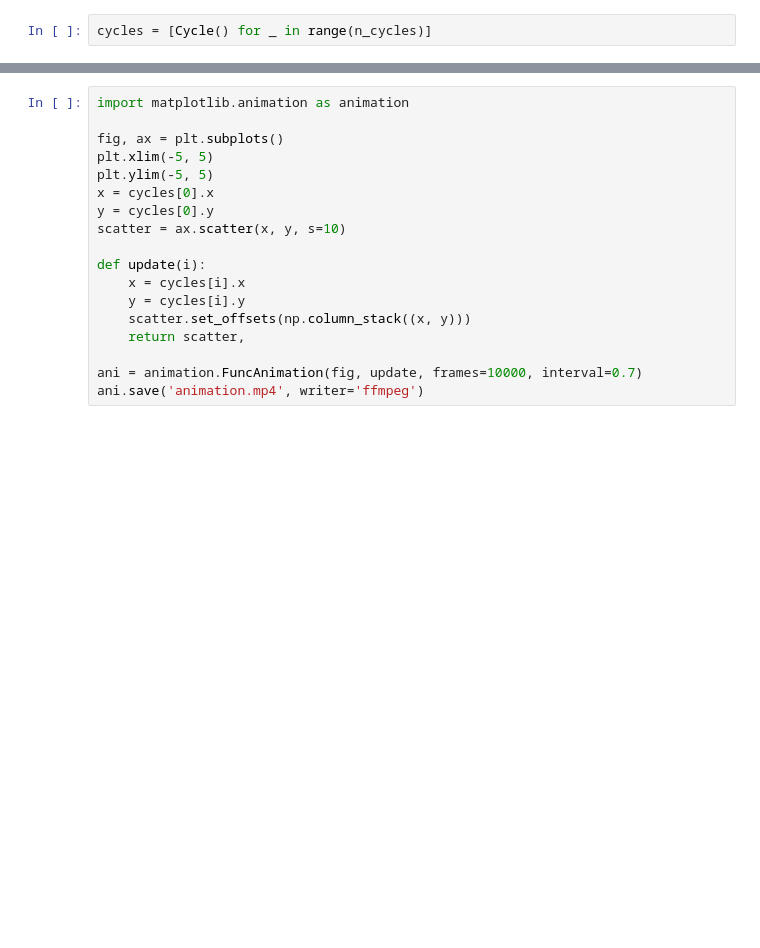
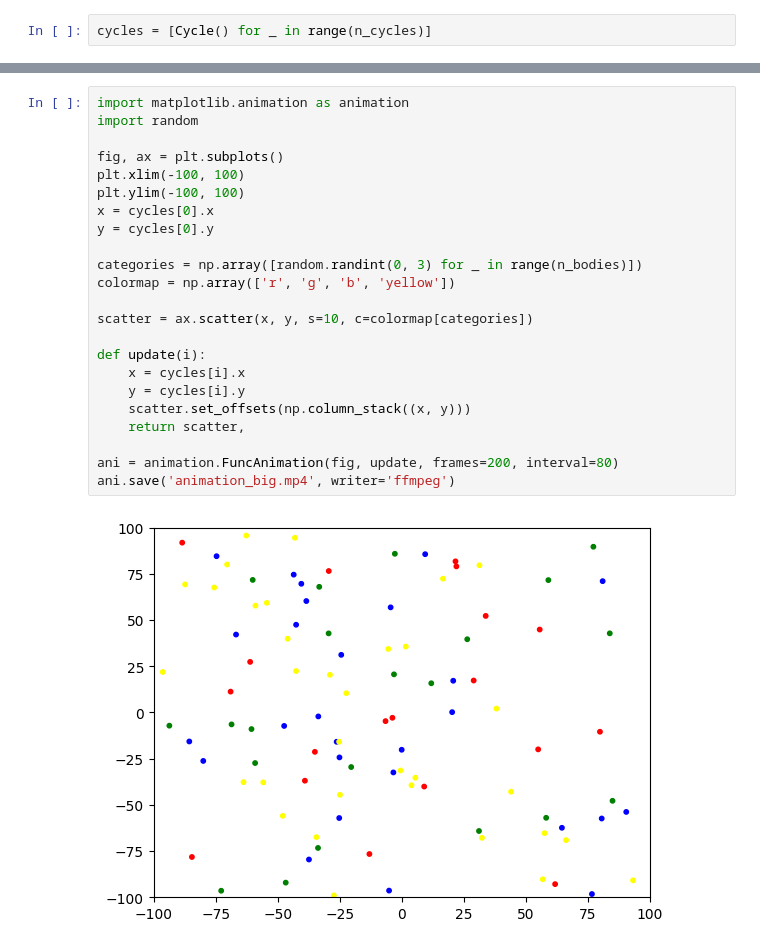
Before and after one commit to a13xbb/parallel-c, a Jupyter notebook: animation.ipynb, the cells around one changed output, grey strips where cells are left out. Cells and saved outputs as stored; diff of their text form; blank space fills up the shorter version.

```diff
--- a/animation.ipynb
+++ b/animation.ipynb
@@ -39,18 +58,25 @@ with open('output.txt') as src:
 # %%
 import matplotlib.animation as animation
+import random
 
 fig, ax = plt.subplots()
-plt.xlim(-5, 5)
-plt.ylim(-5, 5)
+plt.xlim(-100, 100)
+plt.ylim(-100, 100)
 x = cycles[0].x
 y = cycles[0].y
-scatter = ax.scatter(x, y, s=10)
+
+categories = np.array([random.randint(0, 3) for _ in range(n_bodies)])
+colormap = np.array(['r', 'g', 'b', 'yellow'])
+
+scatter = ax.scatter(x, y, s=10, c=colormap[categories])
 
 def update(i):
     x = cycles[i].x
     y = cycles[i].y
     scatter.set_offsets(np.column_stack((x, y)))
     return scatter,
 
-ani = animation.FuncAnimation(fig, update, frames=10000, interval=0.7)
-ani.save('animation.mp4', writer='ffmpeg')
+ani = animation.FuncAnimation(fig, update, frames=200, interval=80)
+ani.save('animation_big.mp4', writer='ffmpeg')
+# %% [output]
+[figure, added]
```
Also changed, not shown: parts of 6 cells of this notebook, 1 other file.
